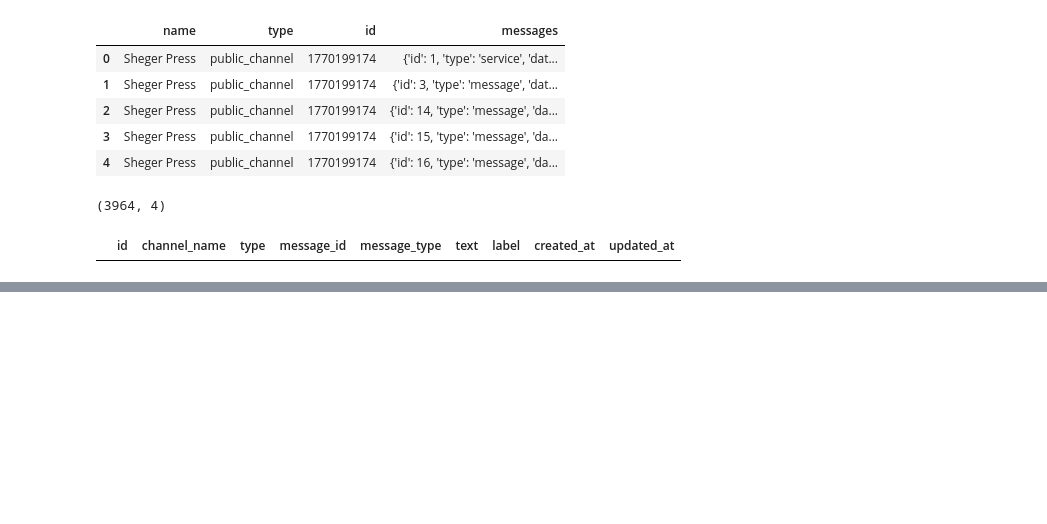
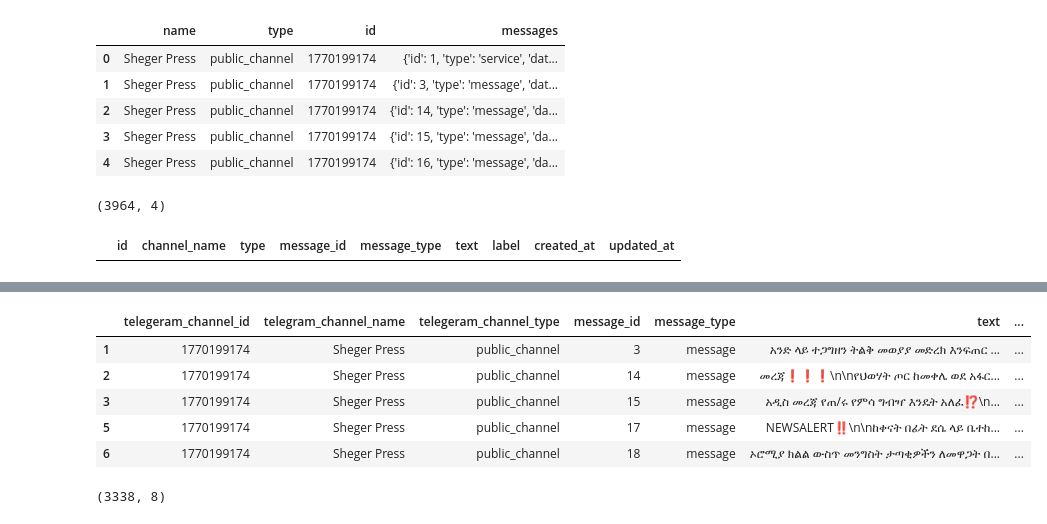
Before and after one commit to 10AcademyBatchA/week_7_llm_finetuning_for_amharic_language, a Jupyter notebook: backend/notebooks/clean_data.ipynb, the cells around one changed output, grey strips where cells are left out. Drawn from its saved outputs; the diff is of its cells as text; code cells hidden in the pictures; blank space fills up the shorter version.

```diff
--- a/backend/notebooks/clean_data.ipynb
+++ b/backend/notebooks/clean_data.ipynb
@@ -55,0 +75,15 @@ message_df.head()
+# %%
+# drop nan column
+message_df = message_df.dropna()
+message_df.head()
+# %% [output]
+|  | telegeram_channel_id | telegram_channel_name | telegeram_channel_type | message_id | message_type | text | ... |
+| 1 | 1770199174 | Sheger Press️️ | public_channel | 3 | message | አንድ ላይ ተጋግዘን ትልቅ መወያያ መድረክ እንፍጠር ... | ... |
+| 2 | 1770199174 | Sheger Press️️ | public_channel | 14 | message | መረጃ❗️❗️❗️\n\nየህወሃት ጦር ከመቀሌ ወደ አፋር... | ... |
+| 3 | 1770199174 | Sheger Press️️ | public_channel | 15 | message | አዲስ መረጃ የጠ/ሩ የምሳ ግብዣ እንዴት አለፈ⁉️\n... | ... |
+| 5 | 1770199174 | Sheger Press️️ | public_channel | 17 | message | NEWSALERT‼️\n\nከቀናት በፊት ደሴ ላይ ቤተከ... | ... |
+| 6 | 1770199174 | Sheger Press️️ | public_channel | 18 | message | ኦሮሚያ ክልል ውስጥ መንግስት ታጣቂዎችን ለመዋጋት በ... | ... |
+# %%
+message_df.shape
+# %% [output]
+(3338, 8)
```
Also changed, not shown: parts of 35 cells of this notebook.
